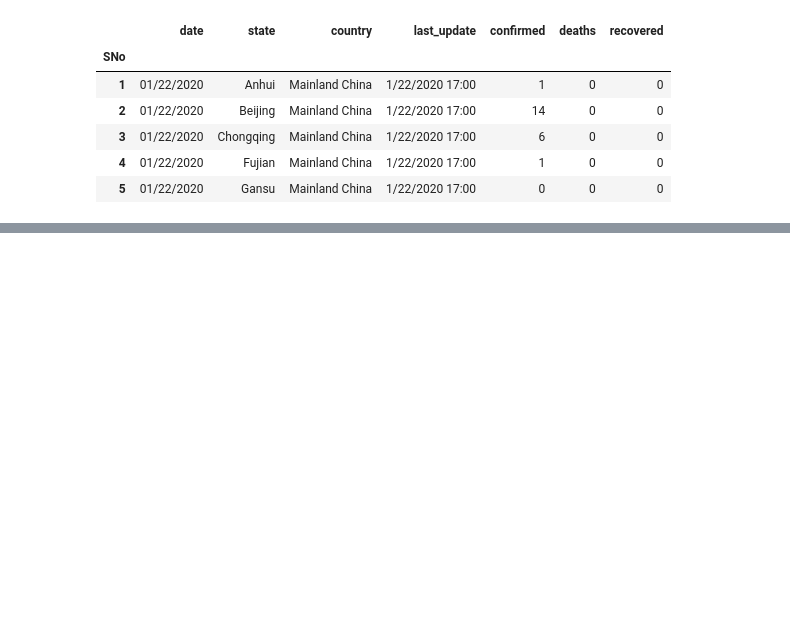
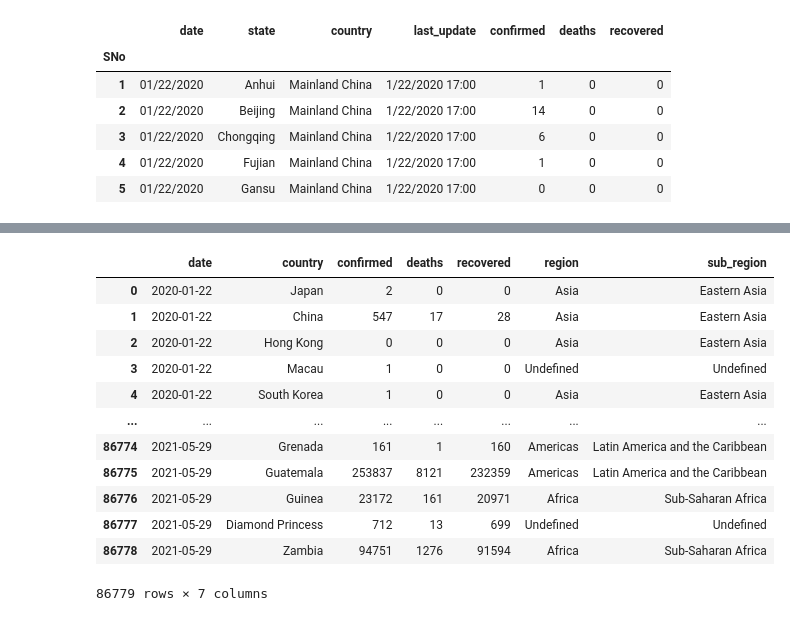
Before and after one commit to DmitryPogrebnoy/Data_Visualization_ITMO, a Jupyter notebook: resources/augment_covid_19_dataset.ipynb, the cells around one changed output, grey strips where cells are left out. Saved outputs shown, nothing was run; the diff lists cells and outputs as text; code cells hidden in the pictures; blank space fills up the shorter version.

```diff
--- a/resources/augment_covid_19_dataset.ipynb
+++ b/resources/augment_covid_19_dataset.ipynb
@@ -116,27 +165,2 @@ mapping_to_region = dict(zip(continents_mapping.name, continents_mapping.region)
 # %%
 groupped_data["region"] = groupped_data.country.map(lambda x: mapping_to_region[x] if x in mapping_to_region else "Undefined")
-# %%
-tmp = []
-for x in groupped_data.country:
-    if x == ' Azerbaijan':
-        tmp.append('Azerbaijan')
-    elif x == "UK":
-        tmp.append("United Kingdom")
-    elif x == "US":
-        tmp.append("United States")
-    elif x == 'Bosnia and Herzegovina':
-        tmp.append('Bosnia And Herzegovina')
-    elif x == 'Bahamas, The' or x == 'The Bahamas':
-        tmp.append("Bahamas")
-    elif x == 'Gambia, The' or x == 'The Gambia':
-        tmp.append("Gambia")
-    elif x == 'Mainland China':
-        tmp.append("China")
-    elif x == 'Congo (Brazzaville)' or x == 'Congo (Kinshasa)' or x ==  'Republic of the Congo':
-        tmp.append("Congo")
-    elif x == 'Curacao':
-        tmp.append("Curaçao")
-    else:
-        tmp.append(x)
-
-groupped_data.country = tmp
@@ -200,0 +210,17 @@ Name: sub_region, dtype: int64
+# %%
+groupped_data = groupped_data.sort_values('date').reset_index(drop=True)
+groupped_data
+# %% [output]
+|  | date | country | confirmed | deaths | recovered | region | sub_region |
+| 0 | 2020-01-22 | Japan | 2 | 0 | 0 | Asia | Eastern Asia |
+| 1 | 2020-01-22 | China | 547 | 17 | 28 | Asia | Eastern Asia |
+| 2 | 2020-01-22 | Hong Kong | 0 | 0 | 0 | Asia | Eastern Asia |
+| 3 | 2020-01-22 | Macau | 1 | 0 | 0 | Undefined | Undefined |
+| 4 | 2020-01-22 | South Korea | 1 | 0 | 0 | Asia | Eastern Asia |
+| ... | ... | ... | ... | ... | ... | ... | ... |
+| 86774 | 2021-05-29 | Grenada | 161 | 1 | 160 | Americas | Latin America and the Caribbean |
+| 86775 | 2021-05-29 | Guatemala | 253837 | 8121 | 232359 | Americas | Latin America and the Caribbean |
+| 86776 | 2021-05-29 | Guinea | 23172 | 161 | 20971 | Africa | Sub-Saharan Africa |
+| 86777 | 2021-05-29 | Diamond Princess | 712 | 13 | 699 | Undefined | Undefined |
+| 86778 | 2021-05-29 | Zambia | 94751 | 1276 | 91594 | Africa | Sub-Saharan Africa |
+86779 rows × 7 columns
```
Also changed, not shown: parts of 17 cells of this notebook, 2 other files.
